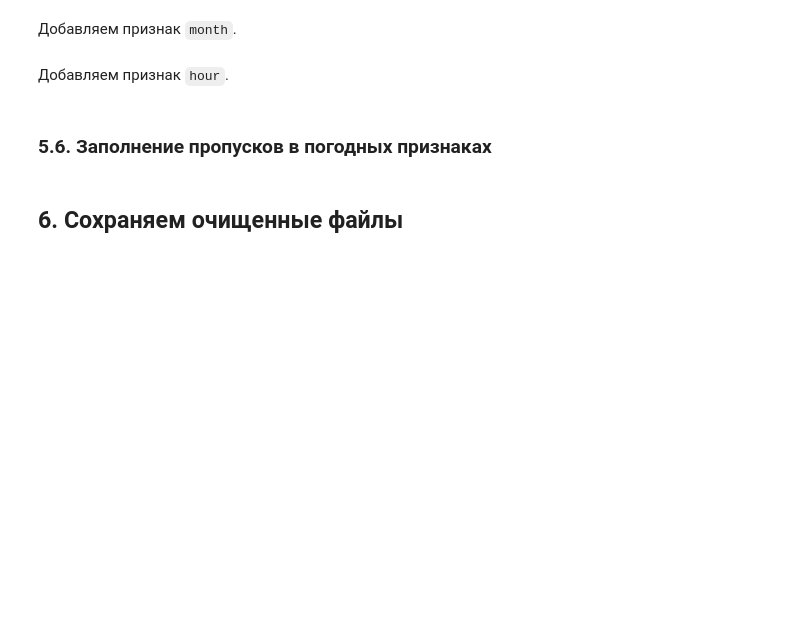
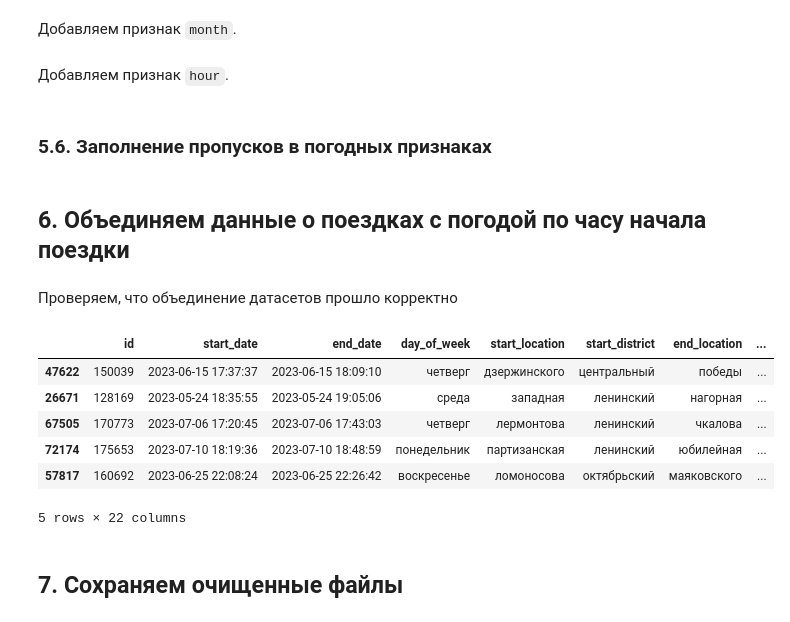
Before and after one commit to fIIame/scooter_sharing_analysis, a Jupyter notebook: notebooks/Cleaning_Data.ipynb, the cells around one changed output. Cells and saved outputs as stored; diff of their text form; code cells hidden in the pictures; blank space fills up the shorter version.

```diff
--- a/notebooks/Cleaning_Data.ipynb
+++ b/notebooks/Cleaning_Data.ipynb
@@ -249,8 +253,29 @@ weather_data = fill_na_median_by_group(
 weather_data = interpolate_time(
     weather_data, ['wind_speed', 'cloud_cover_total']
 )
+# %% [markdown]
+## 6. Объединяем данные о поездках с погодой по часу начала поездки
+# %%
+rides_weather_data = rides_data.merge(
+    weather_data,
+    left_on='start_hour',
+    right_on='datetime',
+    how='left'
+)
+# %% [markdown]
+Проверяем, что объединение датасетов прошло корректно
+# %%
+rides_weather_data.sample(5)
+# %% [output]
+|  | id | start_date | end_date | day_of_week | start_location | start_district | end_location | ... |
+| 47622 | 150039 | 2023-06-15 17:37:37 | 2023-06-15 18:09:10 | четверг | дзержинского | центральный | победы | ... |
+| 26671 | 128169 | 2023-05-24 18:35:55 | 2023-05-24 19:05:06 | среда | западная | ленинский | нагорная | ... |
+| 67505 | 170773 | 2023-07-06 17:20:45 | 2023-07-06 17:43:03 | четверг | лермонтова | ленинский | чкалова | ... |
+| 72174 | 175653 | 2023-07-10 18:19:36 | 2023-07-10 18:48:59 | понедельник | партизанская | ленинский | юбилейная | ... |
+| 57817 | 160692 | 2023-06-25 22:08:24 | 2023-06-25 22:26:42 | воскресенье | ломоносова | октябрьский | маяковского | ... |
+5 rows × 22 columns
 # %% [markdown]
-## 6. Сохраняем очищенные файлы
+## 7. Сохраняем очищенные файлы
 # %%
 rides_data.to_csv(f"{HOME}/data/cleaned_rides.csv", index=False)
 weather_data.to_csv(f"{HOME}/data/cleaned_weather.csv", index=False)
```
Also changed, not shown: parts of 4 cells of this notebook.
